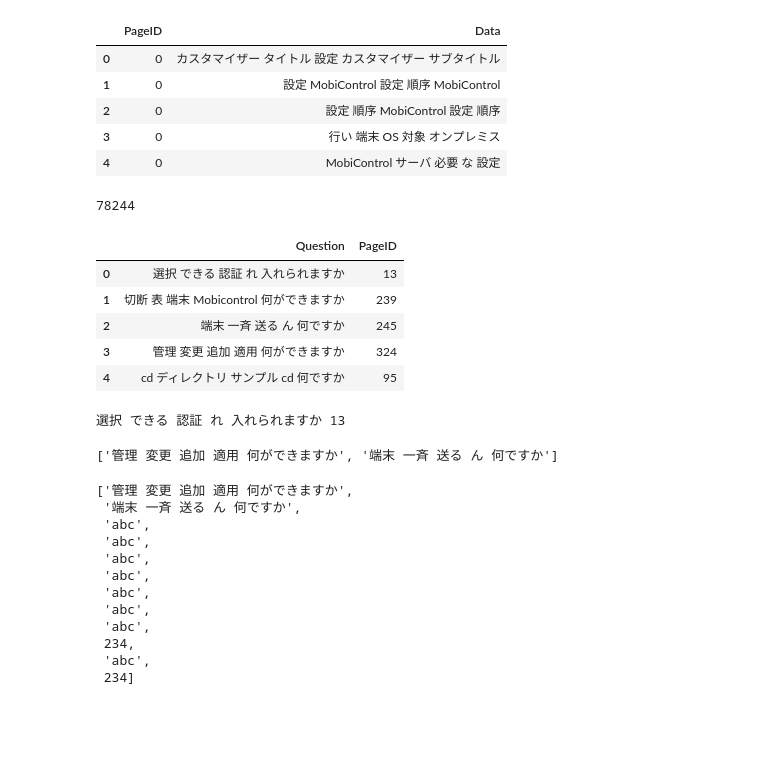
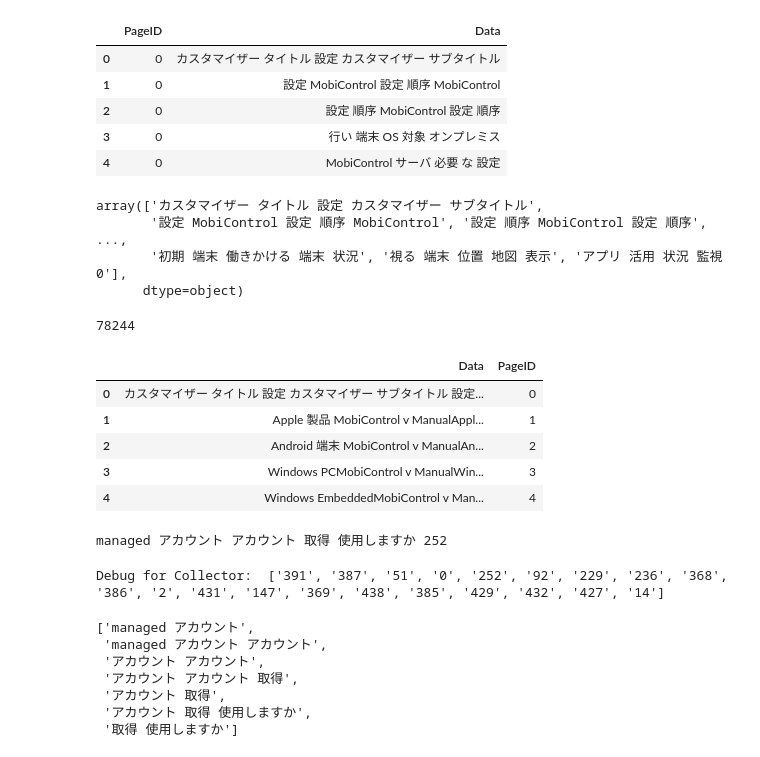
Before and after one commit to Iftekhar-mobin/AI-system, a Jupyter notebook: retrieval_Model/Page_Ranking_Experiment/Pipeline_1_Freq_CountVec_CosSim.ipynb, the cells around one changed output. Drawn from its saved outputs; the diff is of its cells as text; code cells hidden in the pictures; blank space fills up the shorter version.

```diff
--- a/retrieval_Model/Page_Ranking_Experiment/Pipeline_1_Freq_CountVec_CosSim.ipynb
+++ b/retrieval_Model/Page_Ranking_Experiment/Pipeline_1_Freq_CountVec_CosSim.ipynb
@@ -20,3 +22,10 @@ dataset.head()
 | 2 | 0 | 設定 順序 MobiControl 設定 順序 |
 | 3 | 0 | 行い 端末 OS 対象 オンプレミス |
 | 4 | 0 | MobiControl サーバ 必要 な 設定 |
+# %%
+dataset.Data.values.tolist()
+# %% [output]
+array(['カスタマイザー タイトル 設定 カスタマイザー サブタイトル',
+       '設定 MobiControl 設定 順序 MobiControl', '設定 順序 MobiControl 設定 順序', ...,
+       '初期 端末 働きかける 端末 状況', '視る 端末 位置 地図 表示', 'アプリ 活用 状況 監視 0'],
+      dtype=object)
@@ -33,47 +48,40 @@ len(vector)
 # %% [output]
 78244
 # %%
-sample_size = 5
+sample_size = 100
 questions_samples = question_maker.question_dataframe_generator_1000(dataset, sample_size)
-questions_samples.head()
+corpus_per_page = help_methods.corpus_per_page(dataset)
-# %% [output]
-|  | Question | PageID |
-| 0 | 選択 できる 認証 れ 入れられますか | 13 |
-| 1 | 切断 表 端末 Mobicontrol 何ができますか | 239 |
-| 2 | 端末 一斉 送る ん 何ですか | 245 |
-| 3 | 管理 変更 追加 適用 何ができますか | 324 |
-| 4 | cd ディレクトリ サンプル cd 何ですか | 95 |
+# %%
+len(corpus_per_page)
+corpus_per_page.head()
+# %% [output]
+|  | Data | PageID |
+| 0 | カスタマイザー タイトル 設定 カスタマイザー サブタイトル 設定... | 0 |
+| 1 | Apple 製品 MobiControl v ManualAppl... | 1 |
+| 2 | Android 端末 MobiControl v ManualAn... | 2 |
+| 3 | Windows PCMobiControl v ManualWin... | 3 |
+| 4 | Windows EmbeddedMobiControl v Man... | 4 |
 # %%
 for index, col in questions_samples.iterrows():
     print(col['Question'], col['PageID'])
     query = str(col['Question'])
-    input_vector = list(set(str(query).split()))
-    query_vector = help_methods.custom_vectorizer(input_vector, word_ids)
+#     input_vector = list(set(str(query).split()))
+#     query_vector = help_methods.custom_vectorizer(input_vector, word_ids)
     break
 # %% [output]
-選択 できる 認証 れ 入れられますか 13
+managed アカウント アカウント 取得 使用しますか 252
-# %%
-elements = '管理 変更 追加 適用 何ができますか 端末 一斉 送る ん 何ですか'
-word_limit = 5
-elements = elements.split()
-chunks = [' '.join(elements[i:i + word_limit]) for i in range(0, len(elements), word_limit)]
-chunks
-# %% [output]
-['管理 変更 追加 適用 何ができますか', '端末 一斉 送る ん 何ですか']
-# %%
-chunks += ['abc', 234]
-
-chunks
-# %% [output]
-['管理 変更 追加 適用 何ができますか',
- '端末 一斉 送る ん 何ですか',
- 'abc',
- 'abc',
- 'abc',
- 'abc',
- 'abc',
- 'abc',
- 'abc',
- 234,
- 'abc',
- 234]
+# %%
+    question_parts = question_maker.making_query_collection(query)
+    collector = help_methods.sequence_searcher(corpus_per_page, question_parts)
+# %% [output]
+Debug for Collector:  ['391', '387', '51', '0', '252', '92', '229', '236', '368', '386', '2', '431', '147', '369', '438', '385', '429', '432', '427', '14']
+# %%
+question_parts
+# %% [output]
+['managed アカウント',
+ 'managed アカウント アカウント',
+ 'アカウント アカウント',
+ 'アカウント アカウント 取得',
+ 'アカウント 取得',
+ 'アカウント 取得 使用しますか',
+ '取得 使用しますか']
```
Also changed, not shown: parts of 17 cells of this notebook, 5 other files.
